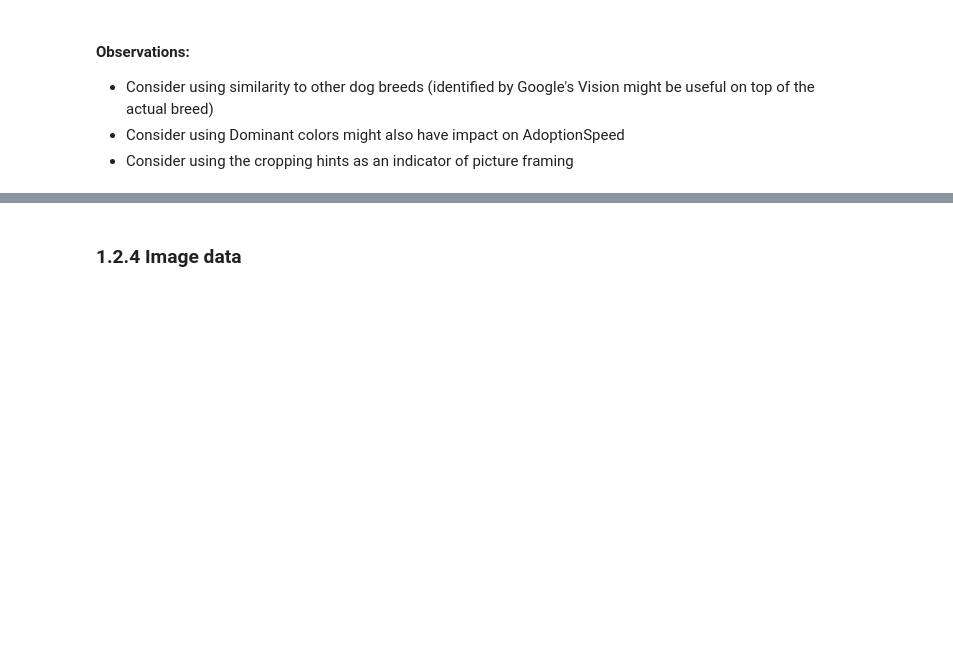
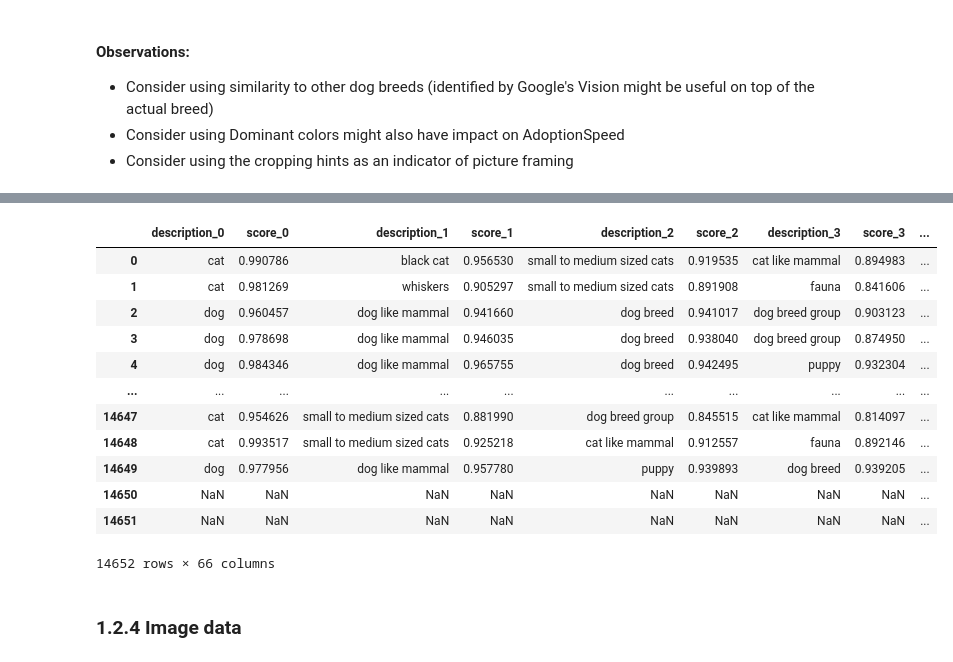
Before and after one commit to dawidjwisniewski/pet_adoption, a Jupyter notebook: project.ipynb, the cells around one changed output, grey strips where cells are left out. Saved outputs shown, nothing was run; the diff lists cells and outputs as text; code cells hidden in the pictures; blank space fills up the shorter version.

Commit message:
import data complete, proceeding to data review

```diff
--- a/project.ipynb
+++ b/project.ipynb
@@ -222,4 +219,4 @@ health_dict = {1: 'Healthy', 2: 'Minor Injury', 3: 'Serious Injury', 0: 'Not Spe
 # %%
-data = pd.read_csv('Data/train/train.csv')
+data = import_tabularized_data('train')
 data
 # %% [output]
@@ -479,18 +489,4 @@ metadata
 * Consider using similarity to other dog breeds (identified by Google's Vision might be useful on top of the actual breed)
 * Consider using Dominant colors might also have impact on AdoptionSpeed
 * Consider using the cropping hints as an indicator of picture framing
-# %%
-# function to convert multuple information per type of data from json file into
-# dataframe with one row
-
-def rows_to_columns(data: pd.DataFrame, id_column_name: str, id_value: str) -> pd.DataFrame:
-    column_names=[]
-    values = []
-    for row_number in np.arange(data.shape[0]):
-        for column_name in data.columns:
-            column_names.append(f'{column_name}_{row_number}')
-            values.append(data[column_name][row_number])
-    data_flat = pd.DataFrame([values], columns=column_names)
-    data_flat[id_column_name]= id_value
-    return data_flat
 # %%
@@ -572,3 +588,19 @@ metadata_data.head()
+# %%
+metadata_data
+# %% [output]
+|  | description_0 | score_0 | description_1 | score_1 | description_2 | score_2 | description_3 | score_3 | ... |
+| 0 | cat | 0.990786 | black cat | 0.956530 | small to medium sized cats | 0.919535 | cat like mammal | 0.894983 | ... |
+| 1 | cat | 0.981269 | whiskers | 0.905297 | small to medium sized cats | 0.891908 | fauna | 0.841606 | ... |
+| 2 | dog | 0.960457 | dog like mammal | 0.941660 | dog breed | 0.941017 | dog breed group | 0.903123 | ... |
+| 3 | dog | 0.978698 | dog like mammal | 0.946035 | dog breed | 0.938040 | dog breed group | 0.874950 | ... |
+| 4 | dog | 0.984346 | dog like mammal | 0.965755 | dog breed | 0.942495 | puppy | 0.932304 | ... |
+| ... | ... | ... | ... | ... | ... | ... | ... | ... | ... |
+| 14647 | cat | 0.954626 | small to medium sized cats | 0.881990 | dog breed group | 0.845515 | cat like mammal | 0.814097 | ... |
+| 14648 | cat | 0.993517 | small to medium sized cats | 0.925218 | cat like mammal | 0.912557 | fauna | 0.892146 | ... |
+| 14649 | dog | 0.977956 | dog like mammal | 0.957780 | puppy | 0.939893 | dog breed | 0.939205 | ... |
+| 14650 | NaN | NaN | NaN | NaN | NaN | NaN | NaN | NaN | ... |
+| 14651 | NaN | NaN | NaN | NaN | NaN | NaN | NaN | NaN | ... |
+14652 rows × 66 columns
 # %% [markdown]
 ### 1.2.4 Image data
 # %% [markdown]
```
Also changed, not shown: parts of 59 cells of this notebook.
